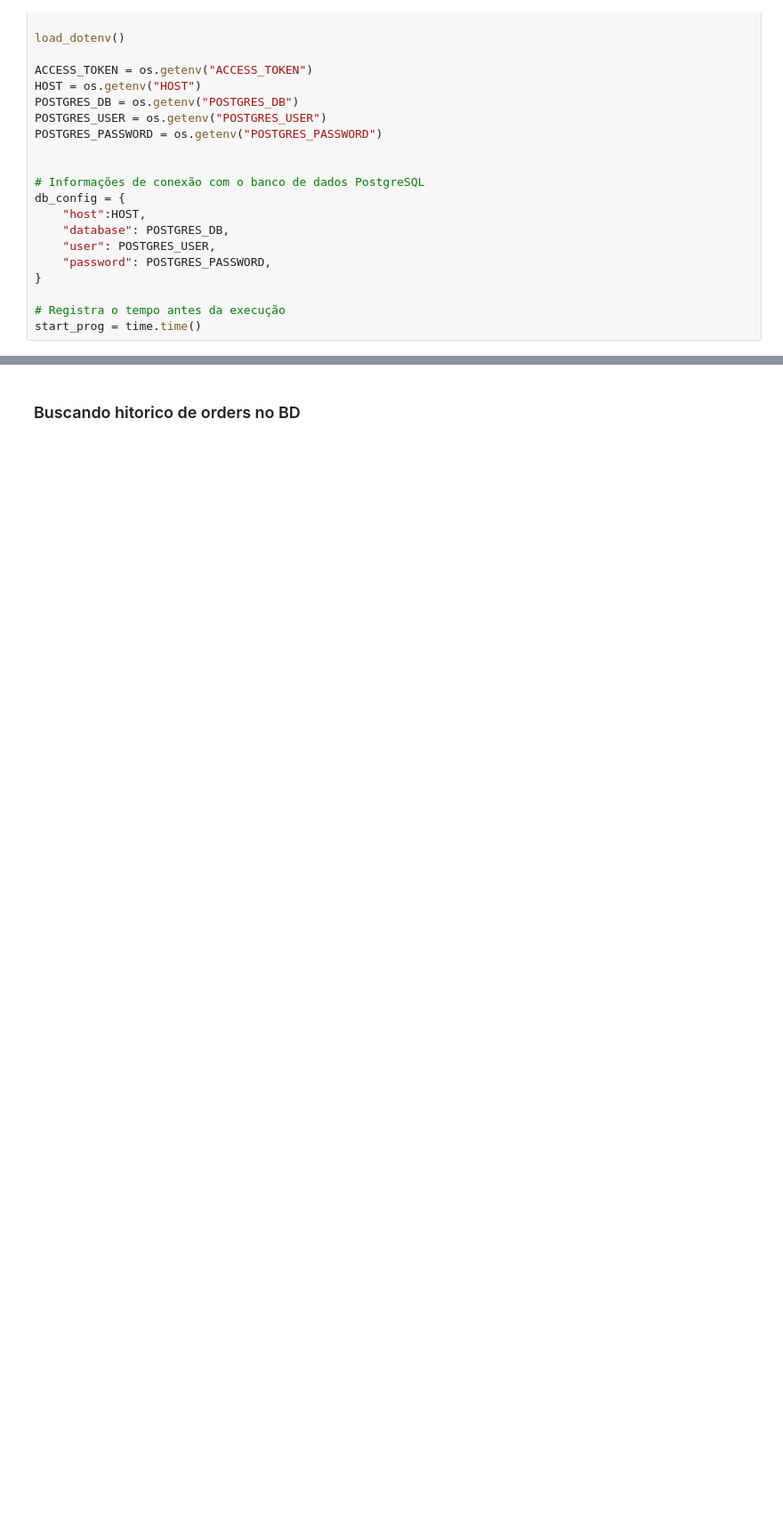
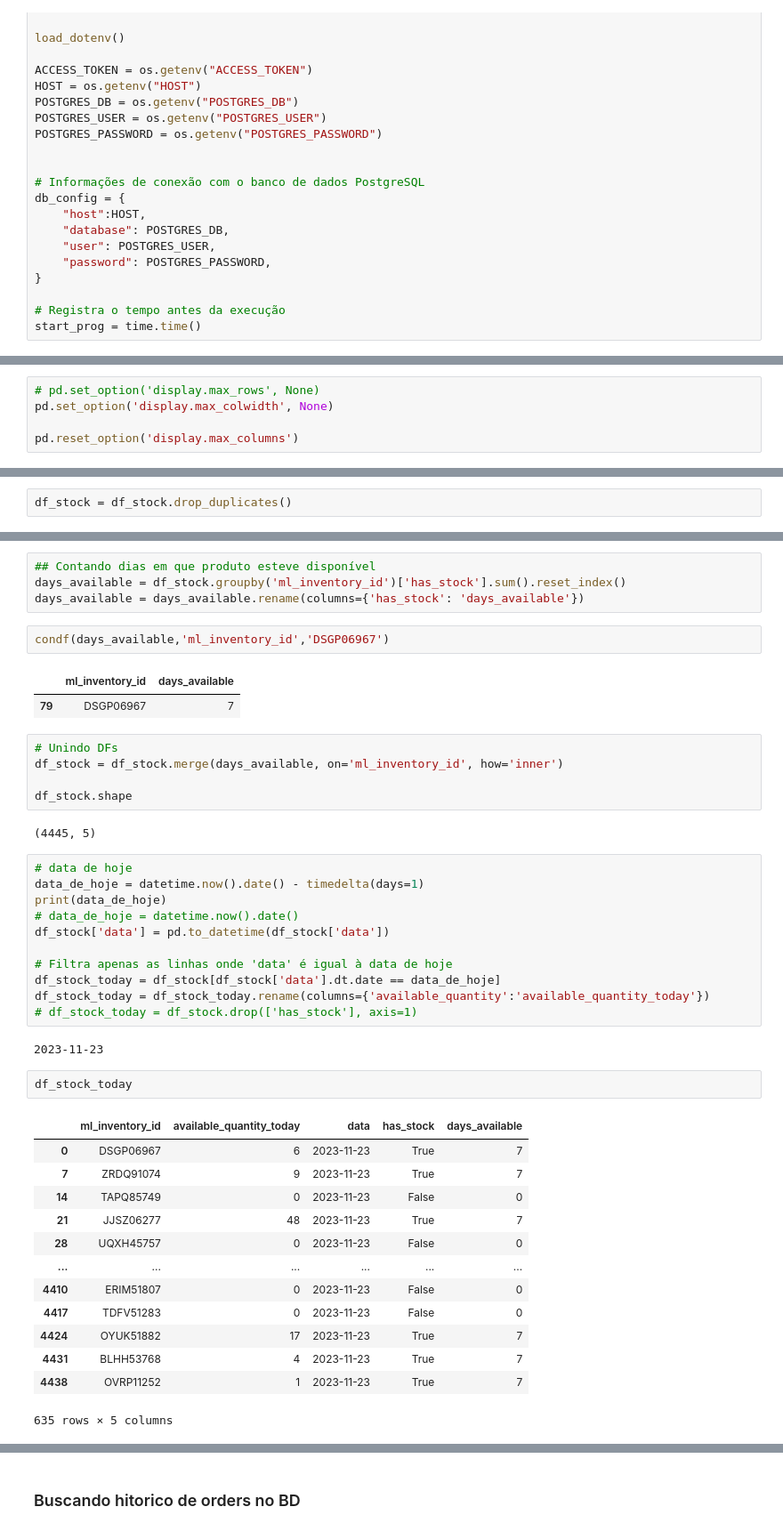
Before and after one commit to lpcoutinho/mcenter_streamlit, a Jupyter notebook: Notebooks/calculando_envio_fulfillment.ipynb, the cells around one changed output, grey strips where cells are left out. Shown: that part at 89% size. Saved outputs shown, nothing was run; the diff lists cells and outputs as text; blank space fills up the shorter version.

```diff
--- a/Notebooks/calculando_envio_fulfillment.ipynb
+++ b/Notebooks/calculando_envio_fulfillment.ipynb
@@ -47,0 +42,5 @@ print(response)
+# %%
+# pd.set_option('display.max_rows', None)
+pd.set_option('display.max_colwidth', None)
+
+pd.reset_option('display.max_columns')
@@ -47,0 +169,2 @@ print(response)
+# %%
+df_stock = df_stock.drop_duplicates()
@@ -47,0 +184,45 @@ print(response)
+# %%
+## Contando dias em que produto esteve disponível
+days_available = df_stock.groupby('ml_inventory_id')['has_stock'].sum().reset_index()
+days_available = days_available.rename(columns={'has_stock': 'days_available'})
+# %%
+condf(days_available,'ml_inventory_id','DSGP06967')
+# %% [output]
+|  | ml_inventory_id | days_available |
+| 79 | DSGP06967 | 7 |
+# %%
+# Unindo DFs
+df_stock = df_stock.merge(days_available, on='ml_inventory_id', how='inner')
+
+df_stock.shape
+# %% [output]
+(4445, 5)
+# %%
+# data de hoje
+data_de_hoje = datetime.now().date() - timedelta(days=1)
+print(data_de_hoje)
+# data_de_hoje = datetime.now().date()
+df_stock['data'] = pd.to_datetime(df_stock['data'])
+
+# Filtra apenas as linhas onde 'data' é igual à data de hoje
+df_stock_today = df_stock[df_stock['data'].dt.date == data_de_hoje]
+df_stock_today = df_stock_today.rename(columns={'available_quantity':'available_quantity_today'})
+# df_stock_today = df_stock.drop(['has_stock'], axis=1)
+# %% [output]
+2023-11-23
+# %%
+df_stock_today
+# %% [output]
+|  | ml_inventory_id | available_quantity_today | data | has_stock | days_available |
+| 0 | DSGP06967 | 6 | 2023-11-23 | True | 7 |
+| 7 | ZRDQ91074 | 9 | 2023-11-23 | True | 7 |
+| 14 | TAPQ85749 | 0 | 2023-11-23 | False | 0 |
+| 21 | JJSZ06277 | 48 | 2023-11-23 | True | 7 |
+| 28 | UQXH45757 | 0 | 2023-11-23 | False | 0 |
+| ... | ... | ... | ... | ... | ... |
+| 4410 | ERIM51807 | 0 | 2023-11-23 | False | 0 |
+| 4417 | TDFV51283 | 0 | 2023-11-23 | False | 0 |
+| 4424 | OYUK51882 | 17 | 2023-11-23 | True | 7 |
+| 4431 | BLHH53768 | 4 | 2023-11-23 | True | 7 |
+| 4438 | OVRP11252 | 1 | 2023-11-23 | True | 7 |
+635 rows × 5 columns
```
Also changed, not shown: parts of 106 cells of this notebook, 10 other files.
